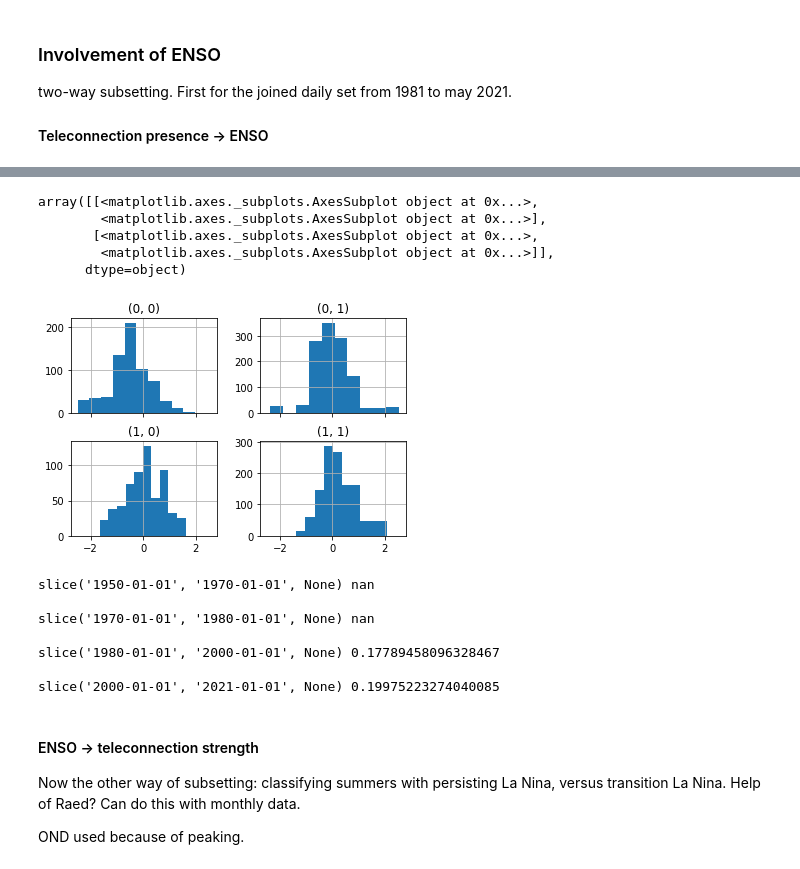
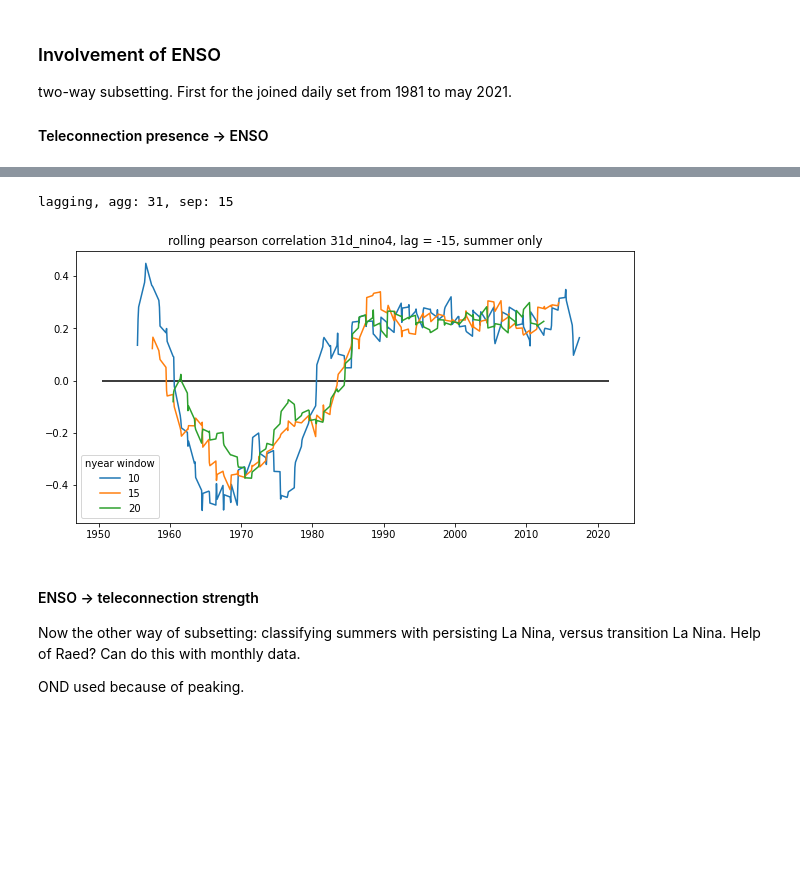
Before and after one commit to chiemvs/telegates, a Jupyter notebook: Explore.ipynb, the cells around one changed output, grey strips where cells are left out. Drawn from its saved outputs; the diff is of its cells as text; code cells hidden in the pictures; blank space fills up the shorter version.

```diff
--- a/Explore.ipynb
+++ b/Explore.ipynb
@@ -244,7 +247,7 @@ plt.show()
 # %% [output]
 [figure]
 # %%
-idxname = '21d_deseas_inter'
+idxname = '21d_deseas_d7'
 nino4.name = 'nino4'
 combined = pd.merge(nino4, indices[idxname].to_series(), left_index = True, right_index = True, how = 'inner')
 combined = combined.loc[combined.index.month.map(lambda m: m in [6,7,8]),:]
@@ -606,26 +568,24 @@ array([[<matplotlib.axes._subplots.AxesSubplot object at 0x...>,
-# %%
-hist_nino3.unstack([0,1]).hist(sharex = True)
-# %% [output]
-array([[<matplotlib.axes._subplots.AxesSubplot object at 0x...>,
-        <matplotlib.axes._subplots.AxesSubplot object at 0x...>],
-       [<matplotlib.axes._subplots.AxesSubplot object at 0x...>,
-        <matplotlib.axes._subplots.AxesSubplot object at 0x...>]],
-      dtype=object)
-[figure, removed]
+# %%
+nino_m = pd.read_hdf('~/paper4/nino_rel_monthly.h5').loc[:,('nino',31,4,'mean')]
+nino_m.index = pd.date_range(nino_m.index.values.min(), nino_m.index.values.max(), freq = 'MS')
+nino_m.name = '31d_nino4'
 # %%
-cnino = combine_index_response(idx = nino34, idxname = key, lag = True, separation=15, only_months = [6,7,8], detrend_response = True)
+cnino = combine_index_response(idx = nino_m, idxname = nino_m.name, response = reduced, lag = True, separation=15, only_months = [6,7,8], detrend_response = True)
+# %% [output]
+lagging, agg: 31, sep: 15
-# %%
-for sl in timeslices:
-    print(sl, cnino.loc[sl].corr().iloc[0,1])
-    print()
-# %% [output]
-slice('1950-01-01', '1970-01-01', None) nan
-
-slice('1970-01-01', '1980-01-01', None) nan
-
-slice('1980-01-01', '2000-01-01', None) 0.17789458096328467
-
-slice('2000-01-01', '2021-01-01', None) 0.19975223274040085
+# %%
+fig, ax = plt.subplots(figsize = (10,5))
+for nyears in [10,15,20]:
+    test = cnino.rolling(3*nyears, center = True).corr() # Only three months per year
+    test = test.loc[(slice(None),'t2m-mean-anom'),nino_m.name]
+    test.index = test.index.droplevel(-1)
+    ax.plot(test.index, test.values, label = str(nyears))
+ax.hlines(y = 0, xmin = cnino.index.min(), xmax = cnino.index.max())
+ax.legend(title = 'nyear window')
+ax.set_title(f'rolling pearson correlation {nino_m.name}, lag = -15, summer only')
+plt.show()
+# %% [output]
+[figure, added]
 # %% [markdown]
 #### ENSO -> teleconnection strength
 Now the other way of subsetting: classifying summers with persisting La Nina, versus transition La Nina. Help of Raed? Can do this with monthly data.
```
Also changed, not shown: parts of 19 cells of this notebook, 4 other files.
